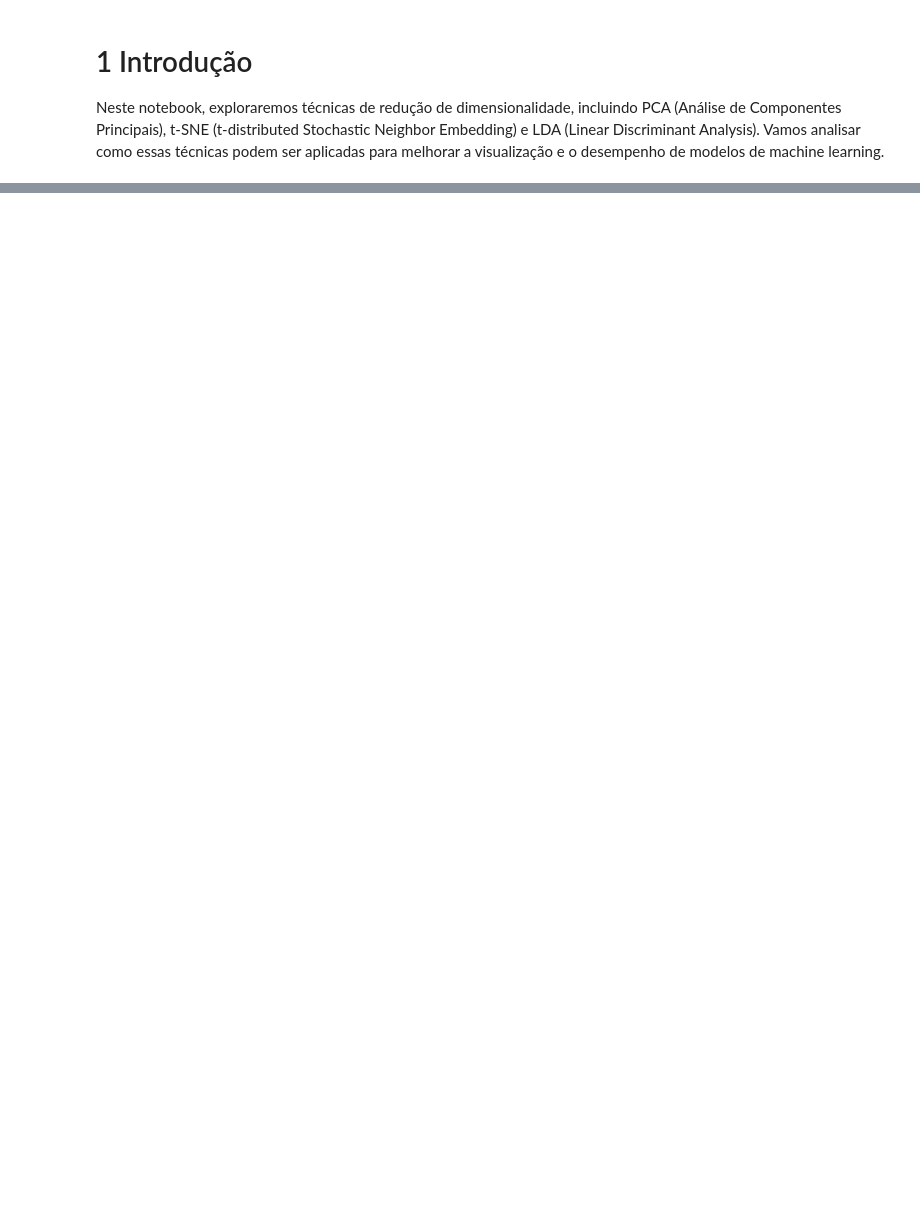
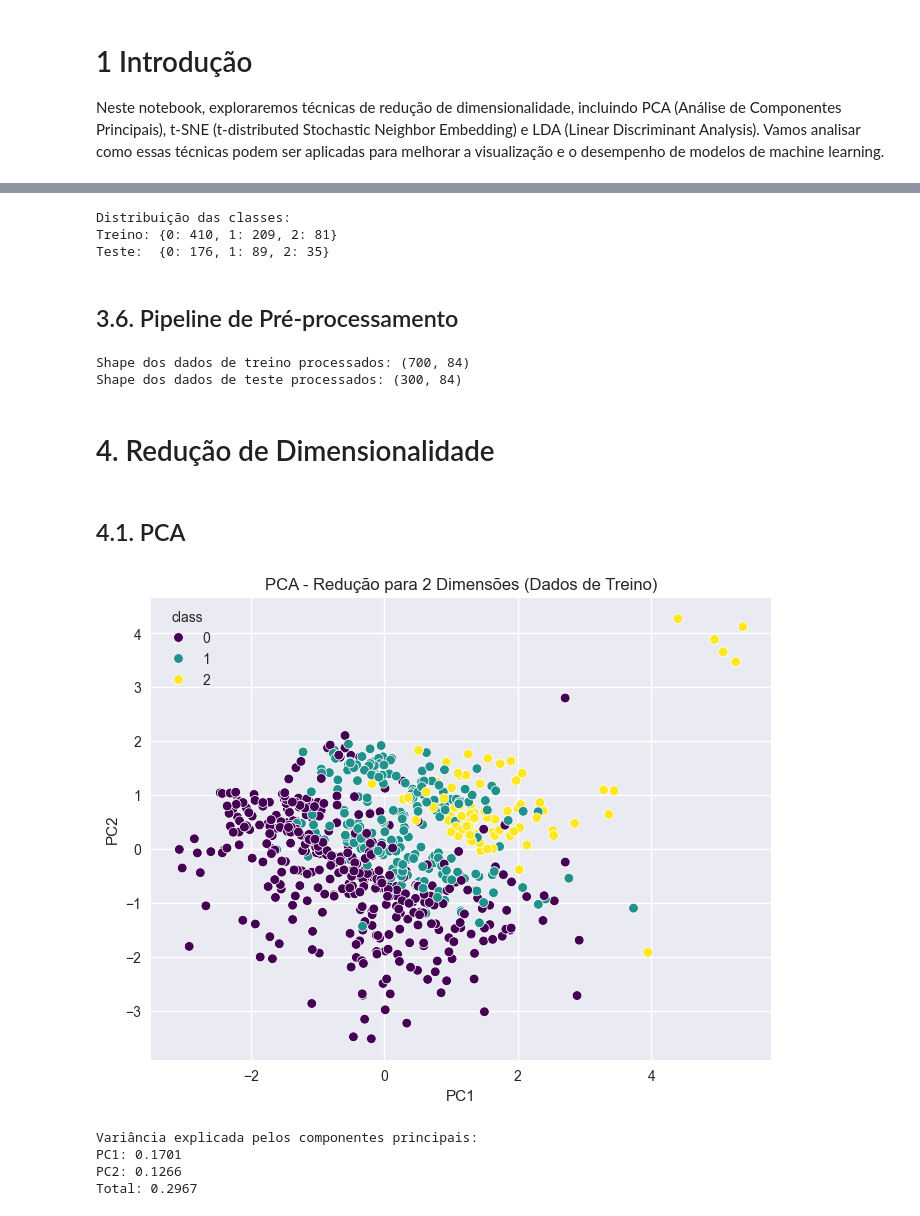
Before and after one commit to FilipePacheco73/FIAP-Feature-Engineering, a Jupyter notebook: aula-3-reducao-de-dimensionalidade-balanceamento-EDA/reducao-de-dimensionalidade.ipynb, the cells around one changed output, grey strips where cells are left out. Cells and saved outputs as stored; diff of their text form; code cells hidden in the pictures; blank space fills up the shorter version.

```diff
--- a/aula-3-reducao-de-dimensionalidade-balanceamento-EDA/reducao-de-dimensionalidade.ipynb
+++ b/aula-3-reducao-de-dimensionalidade-balanceamento-EDA/reducao-de-dimensionalidade.ipynb
@@ -257,0 +181,77 @@ weighted avg       0.77      0.73      0.75       279
+# %%
+# SEPARAÇÃO TREINO/TESTE - ETAPA CRÍTICA ANTES DO PRÉ-PROCESSAMENTO
+
+# IMPORTANTE: Separar treino/teste ANTES do pré-processamento para evitar data leakage
+X_train, X_test, y_train, y_test = train_test_split(
+    X, y,
+    test_size=0.3,      # 30% para teste, 70% para treino
+    random_state=0,     # Reprodutibilidade dos resultados
+    stratify=y          # Manter proporção das classes em ambos os conjuntos
+)
+
+# Verificar distribuição das classes
+print(f"\nDistribuição das classes:")
+print("Treino:", y_train.value_counts().sort_index().to_dict())
+print("Teste: ", y_test.value_counts().sort_index().to_dict())
+# %% [output]
+Distribuição das classes:
+Treino: {0: 410, 1: 209, 2: 81}
+Teste:  {0: 176, 1: 89, 2: 35}
+# %% [markdown]
+## 3.6. Pipeline de Pré-processamento
+# %%
+# Pipeline para pré-processamento
+preprocessor = ColumnTransformer(
+    transformers=[
+        ('num', StandardScaler(), numerical_features),
+        ('cat', OneHotEncoder(sparse_output=False, handle_unknown='ignore'), categorical_features)
+    ])
+
+# IMPORTANTE: Aplicar transformações separadamente para treino e teste
+# Fit apenas nos dados de treino (para evitar data leakage)
+X_train_processed = preprocessor.fit_transform(X_train)
+# Transform nos dados de teste usando o modelo já treinado
+X_test_processed = preprocessor.transform(X_test)
+
+print(f"Shape dos dados de treino processados: {X_train_processed.shape}")
+print(f"Shape dos dados de teste processados: {X_test_processed.shape}")
+# %% [output]
+Shape dos dados de treino processados: (700, 84)
+Shape dos dados de teste processados: (300, 84)
+# %% [markdown]
+# 4. Redução de Dimensionalidade
+# %% [markdown]
+## 4.1. PCA
+# %%
+# Aplicar PCA nos dados de treino
+pca = PCA(n_components=2)
+X_train_pca = pca.fit_transform(X_train_processed)
+
+# Aplicar PCA nos dados de teste usando o modelo já treinado
+X_test_pca = pca.transform(X_test_processed)
+
+# Criar um DataFrame para visualização (usando apenas dados de treino)
+df_pca = pd.DataFrame(X_train_pca, columns=['PC1', 'PC2'])
+# CORREÇÃO: Usar .values para garantir alinhamento correto de índices
+df_pca['class'] = y_train.values
+
+# Plotar os resultados
+plt.figure(figsize=(8, 6))
+sns.scatterplot(x='PC1', y='PC2', hue='class', data=df_pca, palette='viridis')
+plt.title('PCA - Redução para 2 Dimensões (Dados de Treino)')
+plt.show()
+
+# Verificar variância explicada pelos componentes principais
+print(f"Variância explicada pelos componentes principais:")
+print(f"PC1: {pca.explained_variance_ratio_[0]:.4f}")
+print(f"PC2: {pca.explained_variance_ratio_[1]:.4f}")
+print(f"Total: {sum(pca.explained_variance_ratio_):.4f}")
+
+# Manter compatibilidade com código posterior
+X_pca = X_train_pca
+# %% [output]
+[figure, added]
+Variância explicada pelos componentes principais:
+PC1: 0.1701
+PC2: 0.1266
+Total: 0.2967
```
Also changed, not shown: parts of 48 cells of this notebook, 7 other files.
